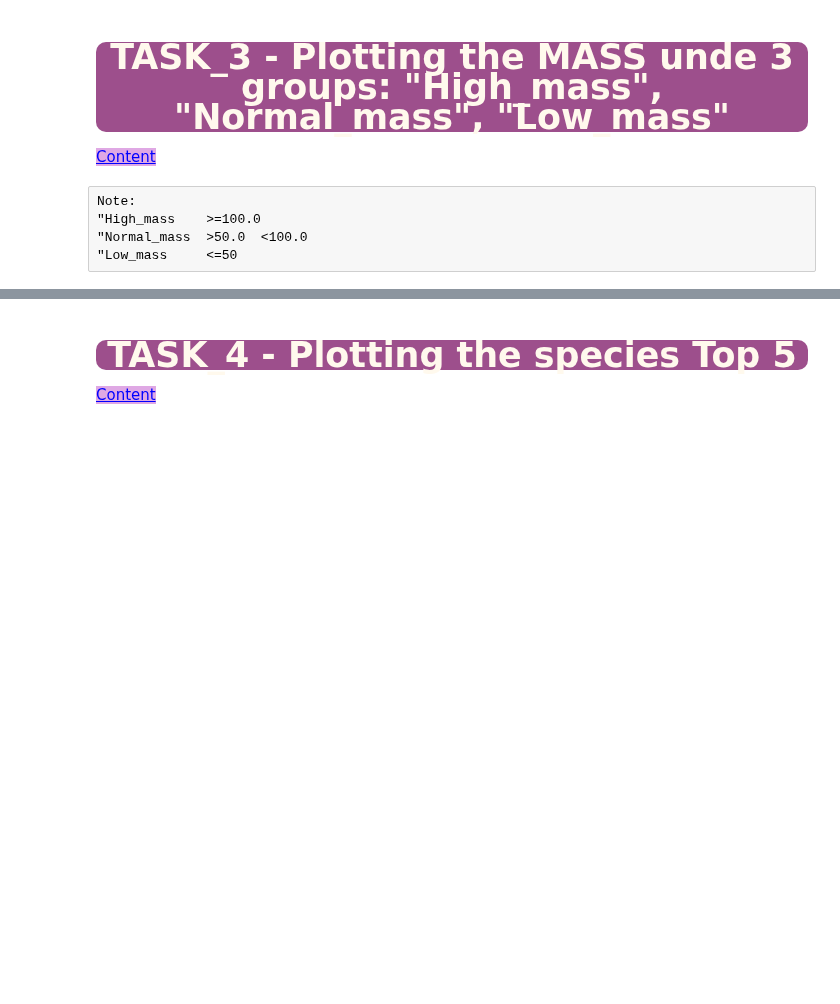
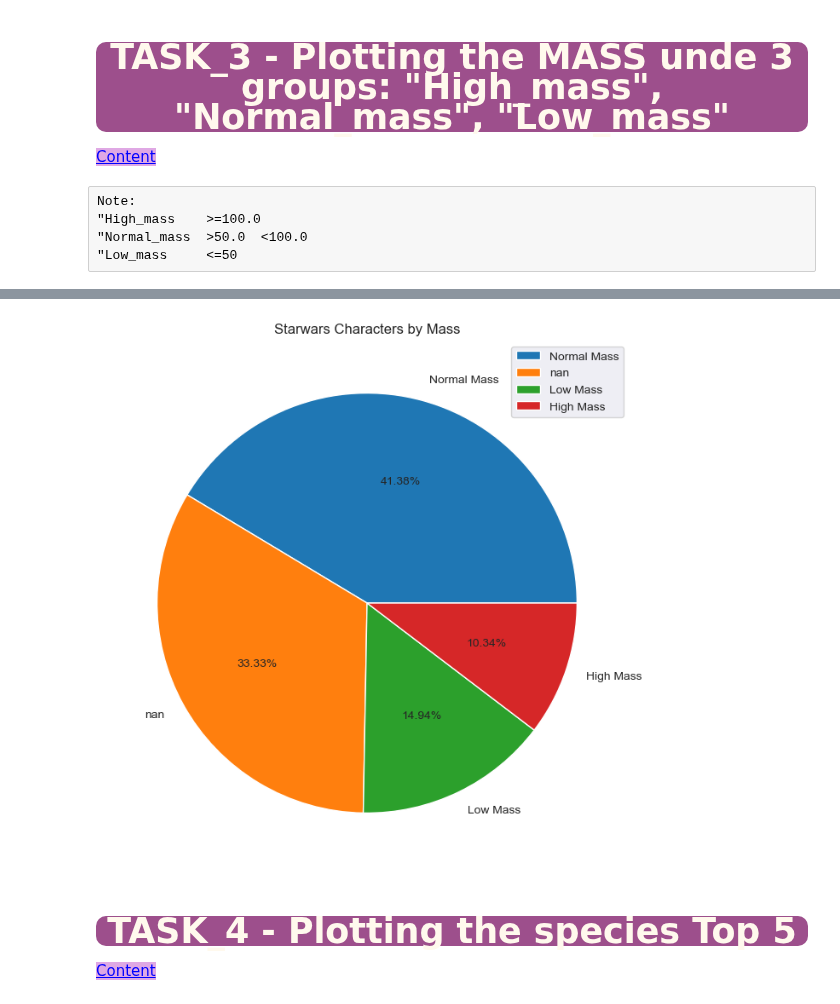
Before and after one commit to iceyisaak/clarusway_ds, a Jupyter notebook: Student_Star_Wars_Characters_assignment_1 (matplotlib)_V02.ipynb, the cells around one changed output, grey strips where cells are left out. Saved outputs shown, nothing was run; the diff lists cells and outputs as text; code cells hidden in the pictures; blank space fills up the shorter version.

```diff
--- a/Student_Star_Wars_Characters_assignment_1 (matplotlib)_V02.ipynb
+++ b/Student_Star_Wars_Characters_assignment_1 (matplotlib)_V02.ipynb
@@ -400,3 +477,16 @@ TypeError: no numeric data to plot
+# %%
+# with matplotlib
+
+plt.figure(figsize=(10,8))
+plt.title('Starwars Characters by Mass')
+
+chart_statfig = mass_cat_chart.values
+chart_labels = mass_cat_chart.index
+
+plt.pie(chart_statfig, labels=chart_labels, autopct= lambda x: f'{round(x,2)}%')
+plt.legend();
+# %% [output]
+[figure, added]
 # %% [markdown]
 ## <p style="background-color:#9d4f8c; font-family:newtimeroman; color:#FFF9ED; font-size:150%; text-align:center; border-radius:10px 10px;">TASK_4 - Plotting the species Top 5</p>
 
```
Also changed, not shown: parts of 11 cells of this notebook.
